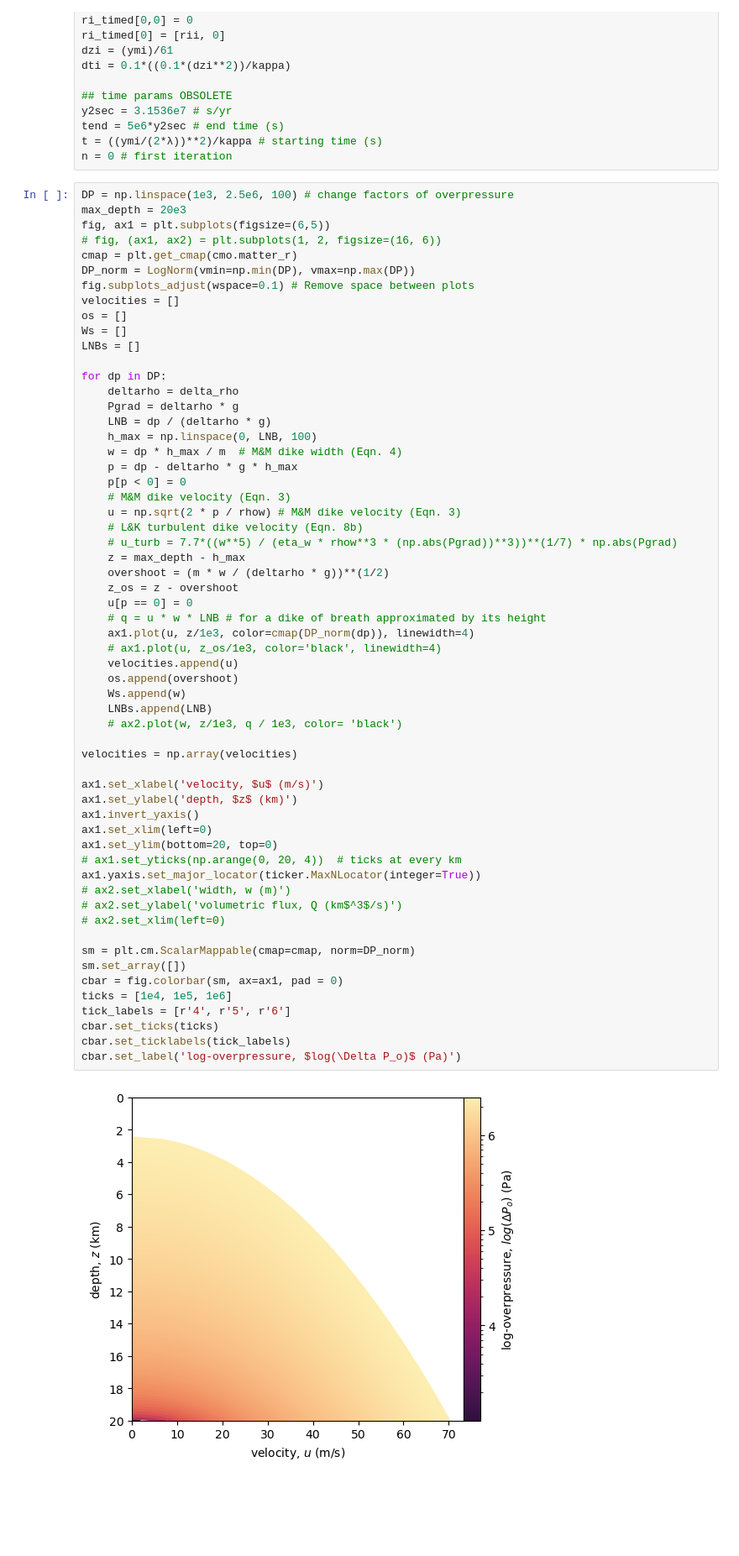
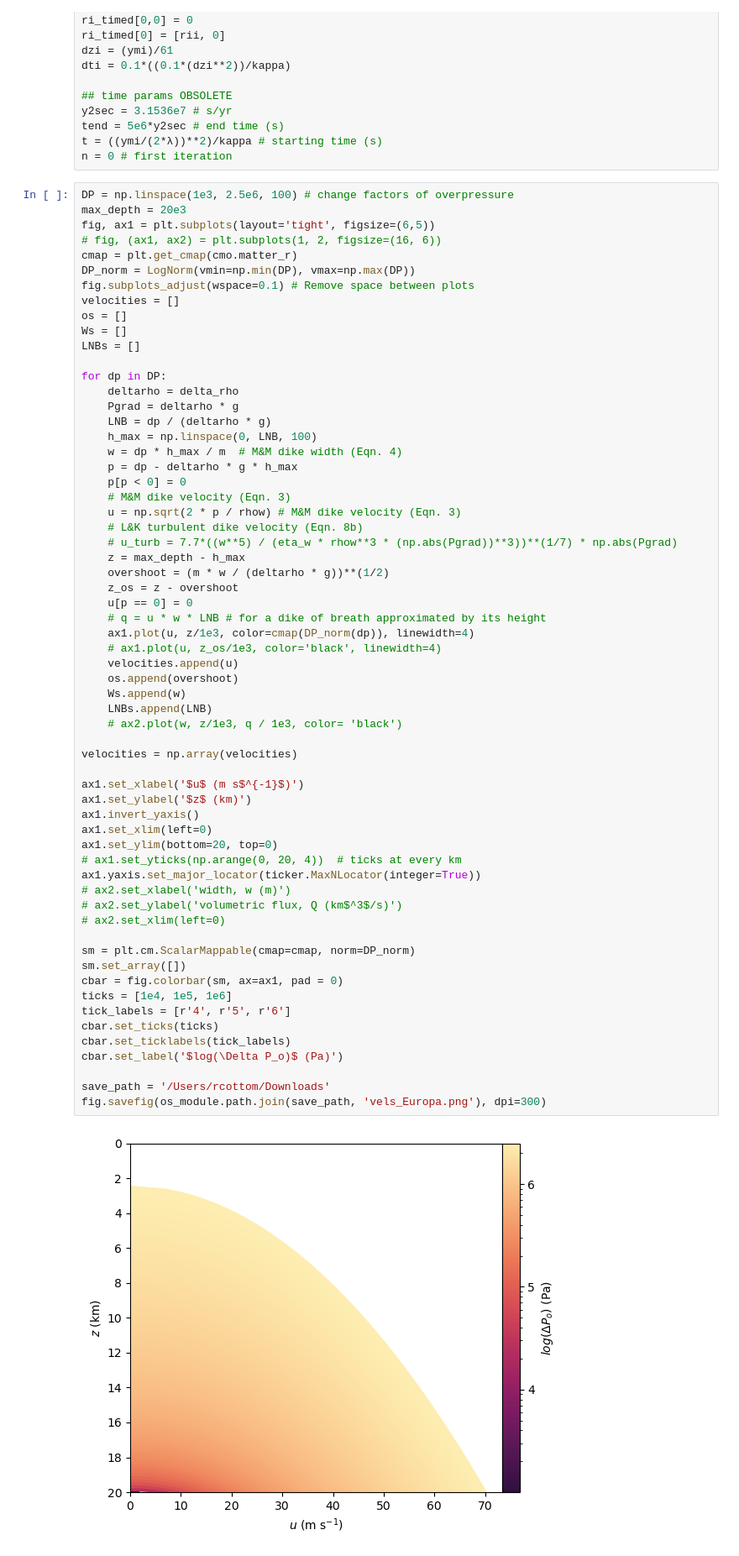
Before and after one commit to CottomR-et-al/Europa-ice-ocean-exchange, a Jupyter notebook: F25_Dikes_Europa.ipynb, the cells around one changed output. Shown at 84% size. Cells and saved outputs as stored; diff of their text form; blank space fills up the shorter version.

```diff
--- a/F25_Dikes_Europa.ipynb
+++ b/F25_Dikes_Europa.ipynb
@@ -75,7 +76,7 @@ n = 0 # first iteration
 # %%
 DP = np.linspace(1e3, 2.5e6, 100) # change factors of overpressure
 max_depth = 20e3
-fig, ax1 = plt.subplots(figsize=(6,5))
+fig, ax1 = plt.subplots(layout='tight', figsize=(6,5))
 # fig, (ax1, ax2) = plt.subplots(1, 2, figsize=(16, 6))
 cmap = plt.get_cmap(cmo.matter_r)
 DP_norm = LogNorm(vmin=np.min(DP), vmax=np.max(DP))
@@ -102,37 +103,40 @@ for dp in DP:
     z_os = z - overshoot
     u[p == 0] = 0
     # q = u * w * LNB # for a dike of breath approximated by its height
     ax1.plot(u, z/1e3, color=cmap(DP_norm(dp)), linewidth=4)
     # ax1.plot(u, z_os/1e3, color='black', linewidth=4)
     velocities.append(u)
     os.append(overshoot)
     Ws.append(w)
     LNBs.append(LNB)
     # ax2.plot(w, z/1e3, q / 1e3, color= 'black')
 
 velocities = np.array(velocities)
 
-ax1.set_xlabel('velocity, $u$ (m/s)')
-ax1.set_ylabel('depth, $z$ (km)')
+ax1.set_xlabel('$u$ (m s$^{-1}$)')
+ax1.set_ylabel('$z$ (km)')
 ax1.invert_yaxis()
 ax1.set_xlim(left=0)
 ax1.set_ylim(bottom=20, top=0)
 # ax1.set_yticks(np.arange(0, 20, 4))  # ticks at every km
 ax1.yaxis.set_major_locator(ticker.MaxNLocator(integer=True))
 # ax2.set_xlabel('width, w (m)')
 # ax2.set_ylabel('volumetric flux, Q (km$^3$/s)')
 # ax2.set_xlim(left=0)
 
 sm = plt.cm.ScalarMappable(cmap=cmap, norm=DP_norm)
 sm.set_array([])
 cbar = fig.colorbar(sm, ax=ax1, pad = 0)
 ticks = [1e4, 1e5, 1e6]
 tick_labels = [r'4', r'5', r'6']
 cbar.set_ticks(ticks)
 cbar.set_ticklabels(tick_labels)
-cbar.set_label('log-overpressure, $log(\Delta P_o)$ (Pa)')
+cbar.set_label('$log(\Delta P_o)$ (Pa)')
+
+save_path = '/Users/rcottom/Downloads'
+fig.savefig(os_module.path.join(save_path, 'vels_Europa.png'), dpi=300)
 # %% [output]
-[figure, old version]
+[figure, new version]
 # %%
 # Reynolds number for different dike geometries and velocities
 # Re = ρuL/η
```
Also changed, not shown: parts of 4 cells of this notebook.
